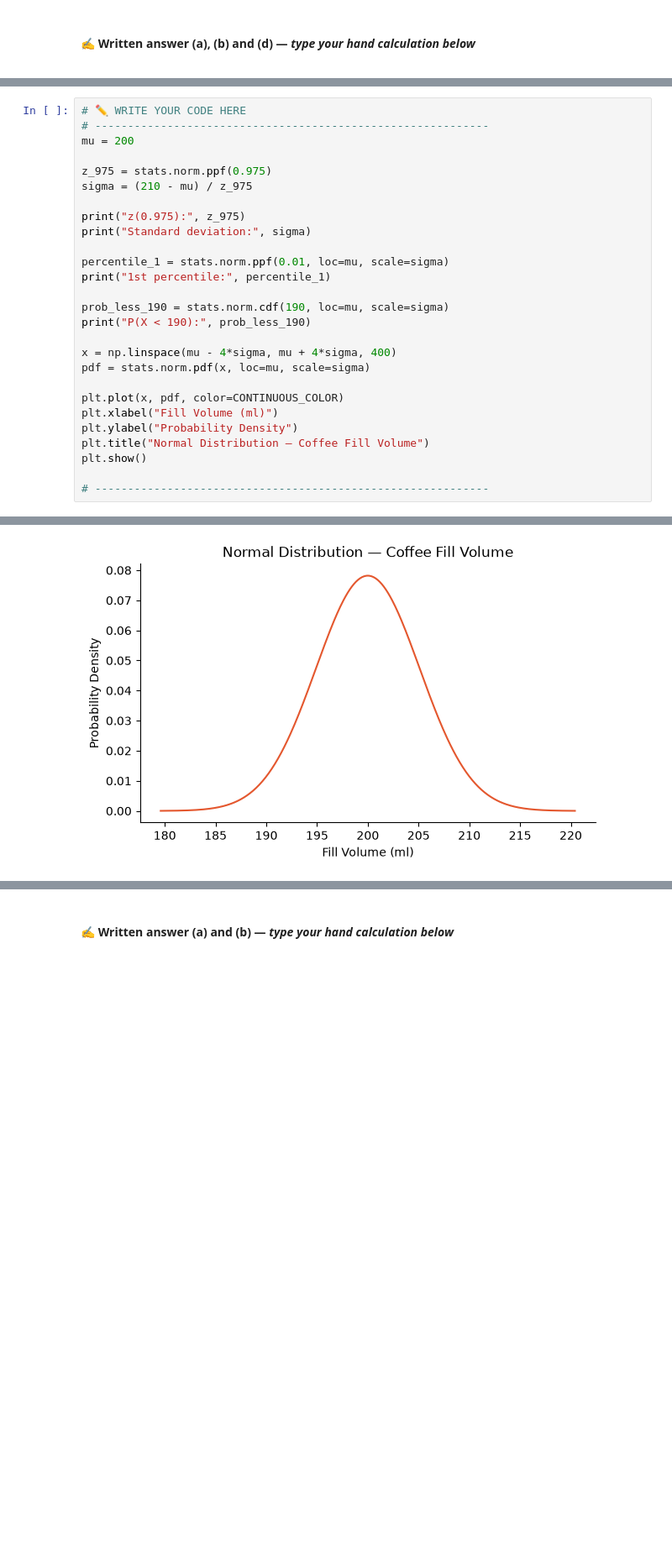
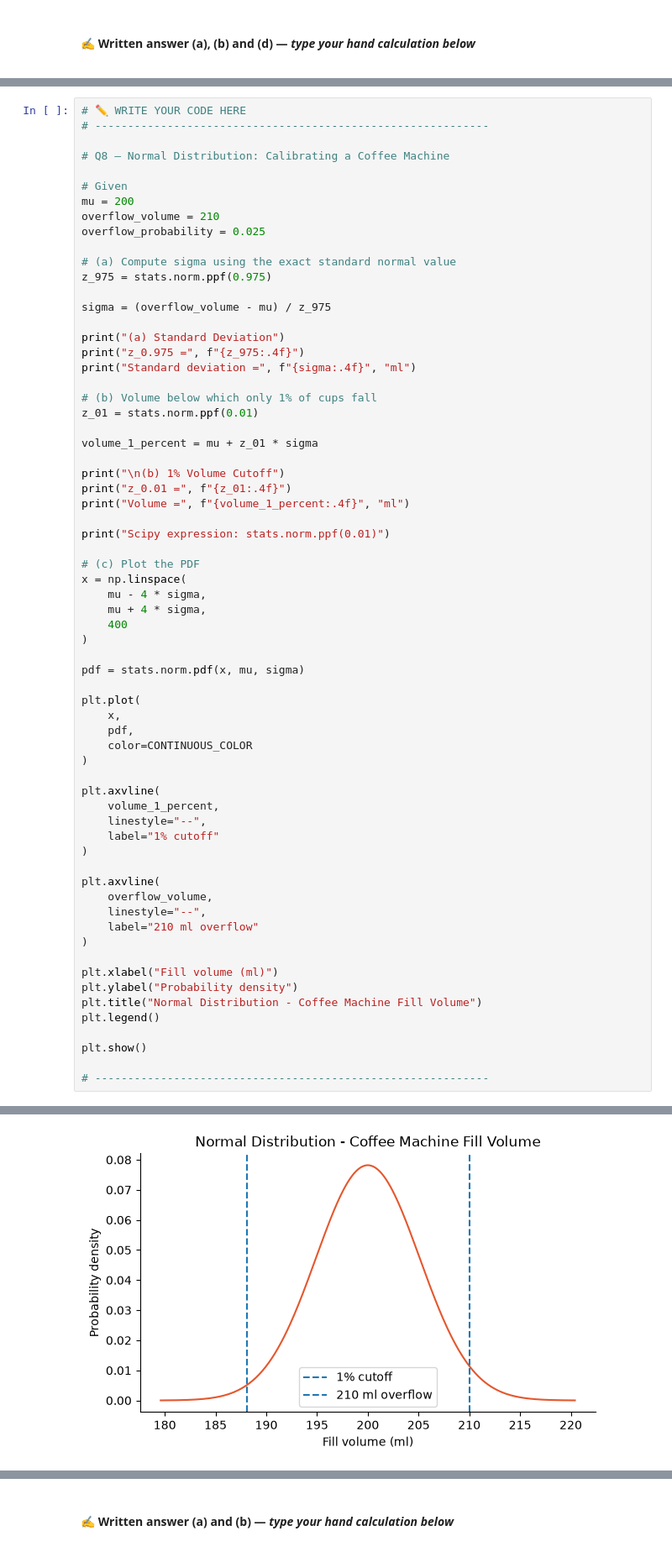
Before and after one commit to ddivya-c/DS-datascience, a Jupyter notebook: LAB 4B/Lab-4-b-Assignment.ipynb, the cells around one changed output, grey strips where cells are left out. Shown at 84% size. Saved outputs shown, nothing was run; the diff lists cells and outputs as text; blank space fills up the shorter version.

```diff
--- a/LAB 4B/Lab-4-b-Assignment.ipynb
+++ b/LAB 4B/Lab-4-b-Assignment.ipynb
@@ -977,27 +1010,66 @@ P(X < 190) = P(Z < (190 − 200)/5.10)
 # %%
 # ✏️ WRITE YOUR CODE HERE
 # ------------------------------------------------------------
+
+# Q8 — Normal Distribution: Calibrating a Coffee Machine
+
+# Given
 mu = 200
+overflow_volume = 210
+overflow_probability = 0.025
 
+# (a) Compute sigma using the exact standard normal value
 z_975 = stats.norm.ppf(0.975)
-sigma = (210 - mu) / z_975
 
-print("z(0.975):", z_975)
-print("Standard deviation:", sigma)
+sigma = (overflow_volume - mu) / z_975
 
-percentile_1 = stats.norm.ppf(0.01, loc=mu, scale=sigma)
-print("1st percentile:", percentile_1)
+print("(a) Standard Deviation")
+print("z_0.975 =", f"{z_975:.4f}")
+print("Standard deviation =", f"{sigma:.4f}", "ml")
 
-prob_less_190 = stats.norm.cdf(190, loc=mu, scale=sigma)
-print("P(X < 190):", prob_less_190)
+# (b) Volume below which only 1% of cups fall
+z_01 = stats.norm.ppf(0.01)
 
-x = np.linspace(mu - 4*sigma, mu + 4*sigma, 400)
-pdf = stats.norm.pdf(x, loc=mu, scale=sigma)
+volume_1_percent = mu + z_01 * sigma
 
-plt.plot(x, pdf, color=CONTINUOUS_COLOR)
-plt.xlabel("Fill Volume (ml)")
-plt.ylabel("Probability Density")
-plt.title("Normal Distribution — Coffee Fill Volume")
+print("\n(b) 1% Volume Cutoff")
+print("z_0.01 =", f"{z_01:.4f}")
+print("Volume =", f"{volume_1_percent:.4f}", "ml")
+
+print("Scipy expression: stats.norm.ppf(0.01)")
+
+# (c) Plot the PDF
+x = np.linspace(
+    mu - 4 * sigma,
+    mu + 4 * sigma,
+    400
+)
+
+pdf = stats.norm.pdf(x, mu, sigma)
+
+plt.plot(
+    x,
+    pdf,
+    color=CONTINUOUS_COLOR
+)
+
+plt.axvline(
+    volume_1_percent,
+    linestyle="--",
+    label="1% cutoff"
+)
+
+plt.axvline(
+    overflow_volume,
+    linestyle="--",
+    label="210 ml overflow"
+)
+
+plt.xlabel("Fill volume (ml)")
+plt.ylabel("Probability density")
+plt.title("Normal Distribution - Coffee Machine Fill Volume")
+plt.legend()
+
 plt.show()
 
 # ------------------------------------------------------------
@@ -1009,4 +1085,4 @@ P(X < 190): 0.025
-[figure, old version]
+[figure, new version]
 # %% [markdown]
 ---
 # Part E — Uniform distribution
```
Also changed, not shown: parts of 24 cells of this notebook, 1 other file.
